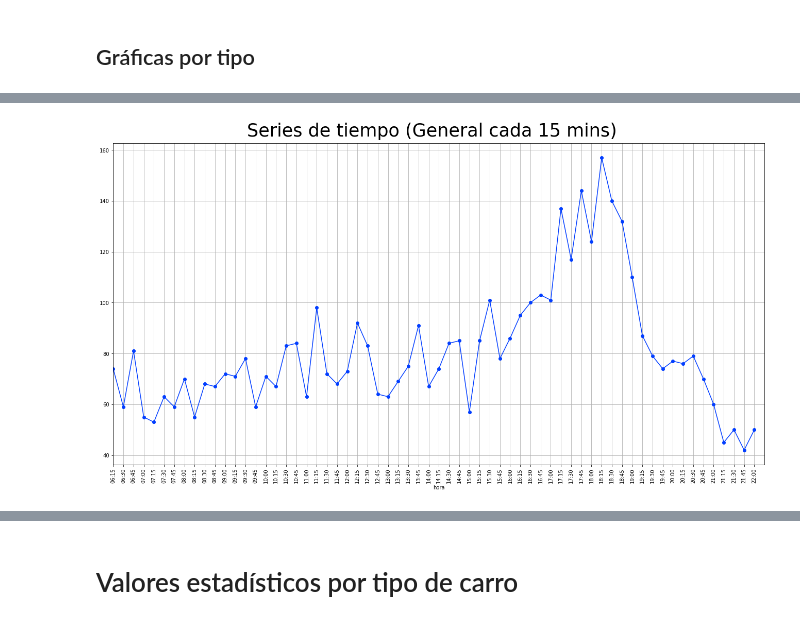
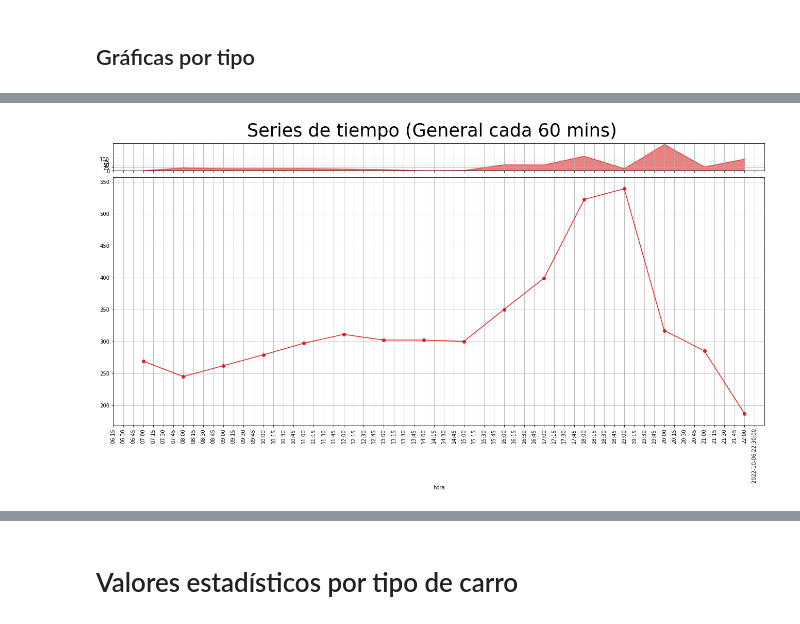
Before and after one commit to GreatestTrain/analisis_carretera, a Jupyter notebook: domingo - entrada.ipynb, the cells around one changed output, grey strips where cells are left out. Saved outputs shown, nothing was run; the diff lists cells and outputs as text; code cells hidden in the pictures.

```diff
--- a/domingo - entrada.ipynb
+++ b/domingo - entrada.ipynb
@@ -81,17 +104,17 @@ _.to_excel(out_dir.getospath(path='data_resampled.xlsx').decode('utf-8'))
+# %%
+x_labels_ = data_resampled.index.astype('string').str.extract('(\d\d:\d\d):\d\d$').values.ravel().tolist()
+x_ticks_ = pd.to_datetime(x_labels).tolist()
+period_ = '60T' # -> 15 minutos
+data_resampled_ = data.resample(rule=period_,label='right',closed='left').sum()
+fig, axes = plt.subplots(2, 1, figsize=(18,10), layout='constrained', sharex=True, gridspec_kw={'height_ratios': [1, 9]})
+fig.suptitle("Series de tiempo (General cada 60 mins)", size=35)
+data_resampled_.sum(axis=1).diff().abs().plot(ax=axes[0],kind='area', alpha=.56, colormap=cmap, grid=True, yticks=range(0,101,25))
+data_resampled_.sum(axis=1).plot(ax = axes[1], xticks=x_ticks,rot=90, grid=True, marker='o', colormap=cmap, xlim=(min(x_ticks), max(x_ticks) + pd.Timedelta(period)))
+axes[0].set_xticklabels(x_labels)
+fig.savefig(out_dir.getospath('series_de_tiempo_15.pdf').decode('utf-8'), format='pdf')
+plt.show()
+# %% [output]
+[figure, added]
 # %%
 from matplotlib.colors import ListedColormap
 cmap = ListedColormap(sns.color_palette('bright', 4))
-# %%
-x_labels = data_resampled.index.astype('string').str.extract('(\d\d:\d\d):\d\d$').values.ravel().tolist()
-x_ticks = pd.to_datetime(x_labels).tolist()
-# x_ticks += [max(x_ticks) + pd.Timedelta(period)]
-# x_labels += [str(max(x_ticks) + pd.Timedelta(period))]
-
-fig, axes = plt.subplots(figsize=(18,10), layout='constrained')
-fig.suptitle("Series de tiempo (General cada 15 mins)", size=35)
-data_resampled.sum(axis=1).plot(ax = axes, xticks=x_ticks,rot=90, grid=True, marker='o', colormap=cmap, xlim=(min(x_ticks), max(x_ticks) + pd.Timedelta(period)))
-axes.set_xticklabels(x_labels)
-fig.savefig(out_dir.getospath('series_de_tiempo_15.pdf').decode('utf-8'), format='pdf')
-plt.show()
-# %% [output]
-[figure, removed]
```
Also changed, not shown: parts of 12 cells of this notebook, 13 other files.
